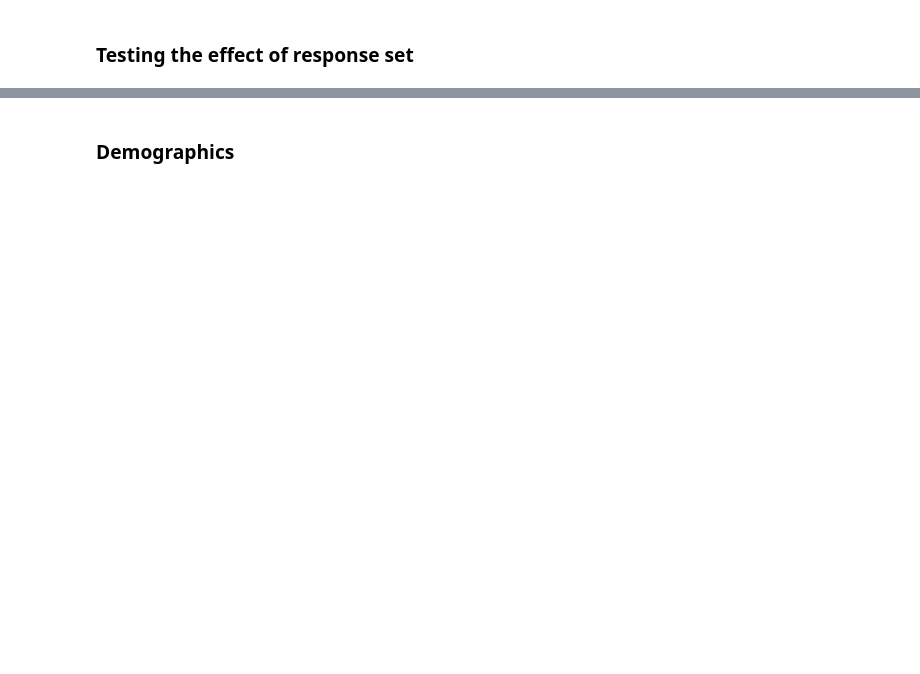
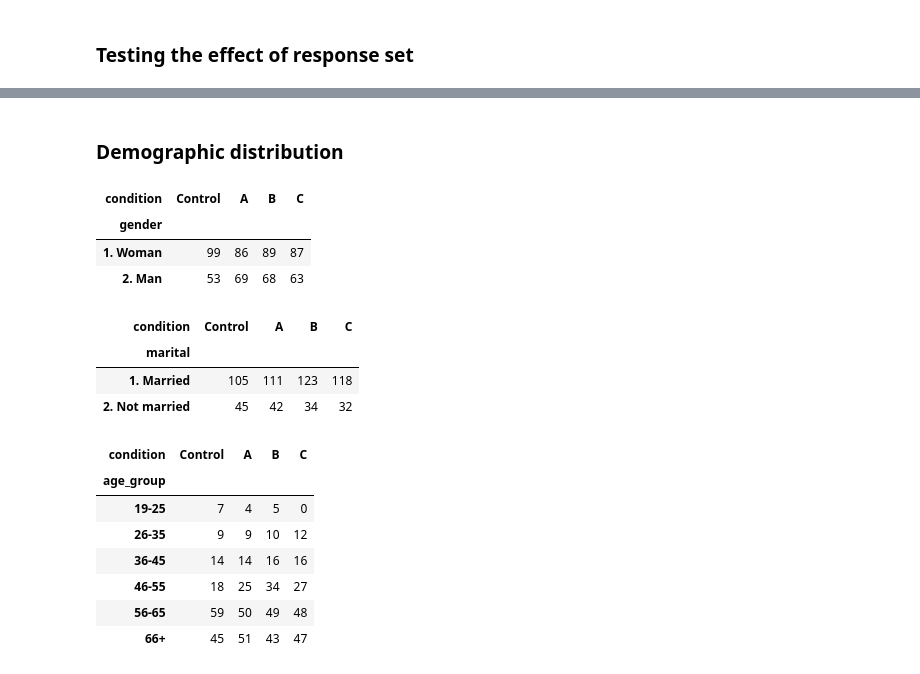
Before and after one commit to rosalynnyang/fb_uas_study, a Jupyter notebook: report/8_SD_experiment_analysis.ipynb, the cells around one changed output, grey strips where cells are left out. Drawn from its saved outputs; the diff is of its cells as text; code cells hidden in the pictures; blank space fills up the shorter version.

```diff
--- a/report/8_SD_experiment_analysis.ipynb
+++ b/report/8_SD_experiment_analysis.ipynb
@@ -239,2 +269,2 @@ for col in recoded_cols:
-# %% [markdown]
-### Demographics
+# %% [markdown]
+### Demographic distribution
@@ -240,0 +273,25 @@ for col in recoded_cols:
+# %%
+pd.crosstab(df_no_miss['gender'], df_no_miss['condition']).reindex(conditions, axis="columns")
+# %% [output]
+| condition | Control | A | B | C |
+| gender |  |  |  |  |
+| 1. Woman | 99 | 86 | 89 | 87 |
+| 2. Man | 53 | 69 | 68 | 63 |
+# %%
+pd.crosstab(df_no_miss['marital'], df_no_miss['condition']).reindex(conditions, axis="columns")
+# %% [output]
+| condition | Control | A | B | C |
+| marital |  |  |  |  |
+| 1. Married | 105 | 111 | 123 | 118 |
+| 2. Not married | 45 | 42 | 34 | 32 |
+# %%
+pd.crosstab(df_no_miss['age_group'], df_no_miss['condition']).reindex(conditions, axis="columns")
+# %% [output]
+| condition | Control | A | B | C |
+| age_group |  |  |  |  |
+| 19-25 | 7 | 4 | 5 | 0 |
+| 26-35 | 9 | 9 | 10 | 12 |
+| 36-45 | 14 | 14 | 16 | 16 |
+| 46-55 | 18 | 25 | 34 | 27 |
+| 56-65 | 59 | 50 | 49 | 48 |
+| 66+ | 45 | 51 | 43 | 47 |
```
Also changed, not shown: parts of 12 cells of this notebook.
